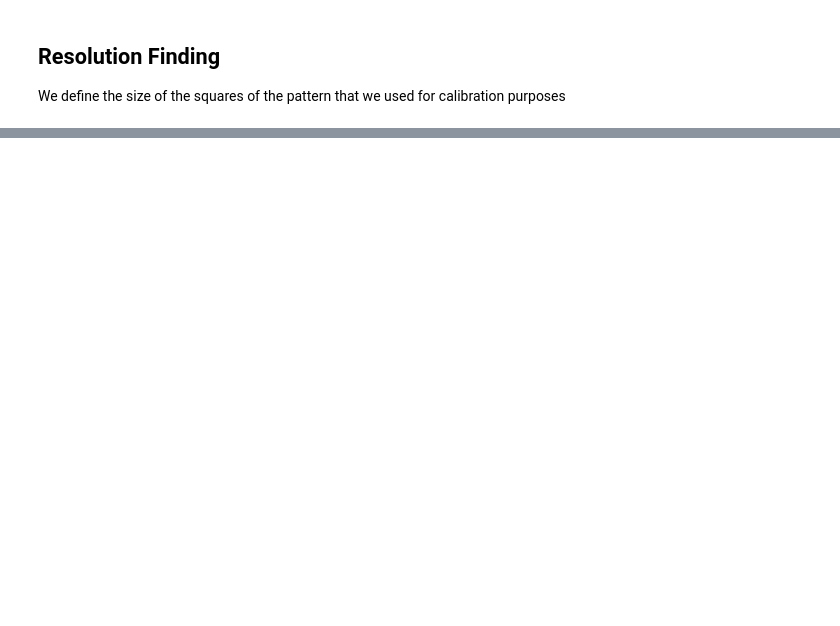
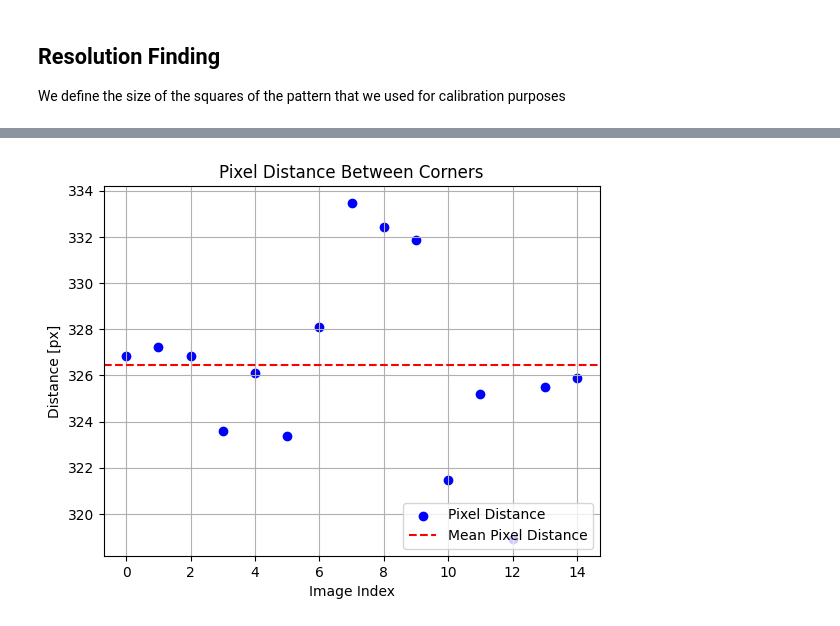
Before and after one commit to fore1806/CBFD, a Jupyter notebook: Calibrazione.ipynb, the cells around one changed output, grey strips where cells are left out. Saved outputs shown, nothing was run; the diff lists cells and outputs as text; code cells hidden in the pictures; blank space fills up the shorter version.

Commit message:
Resolution File updated; and computed for the developed setups

```diff
--- a/Calibrazione.ipynb
+++ b/Calibrazione.ipynb
@@ -27,7 +27,8 @@ baseFolder = os.getcwd()
 
 # Select the path that contains the photos
 # folder = os.path.join(baseFolder, "photos","calibration")
-folder = os.path.join(baseFolder, "photos","calibrationSetup2")
+#folder = os.path.join(baseFolder, "FINAL_PHOTOS","CALIBRATION_25_MM")
+folder = os.path.join(baseFolder, "FINAL_PHOTOS","CALIBRATION_FOLDING_LINES")
 
 # We read all the images in the folder with png extension
 images = glob.glob(os.path.join(folder, "*.png"))
@@ -119,0 +148,12 @@ Resolución (mm/px): 0.4730
+# %%
+# We create a plot to show the results
+plt.scatter(range(len(pointDistance_px)), pointDistance_px, color='blue', label='Pixel Distance')
+plt.axhline(y=pixel_distance, color='red', linestyle='--', label='Mean Pixel Distance')
+plt.title('Pixel Distance Between Corners')
+plt.xlabel('Image Index')
+plt.ylabel('Distance [px]')
+plt.legend(loc='lower right')
+plt.grid(True)
+plt.show()
+# %% [output]
+[figure, added]
```
Also changed, not shown: parts of 4 cells of this notebook, 7 other files.
